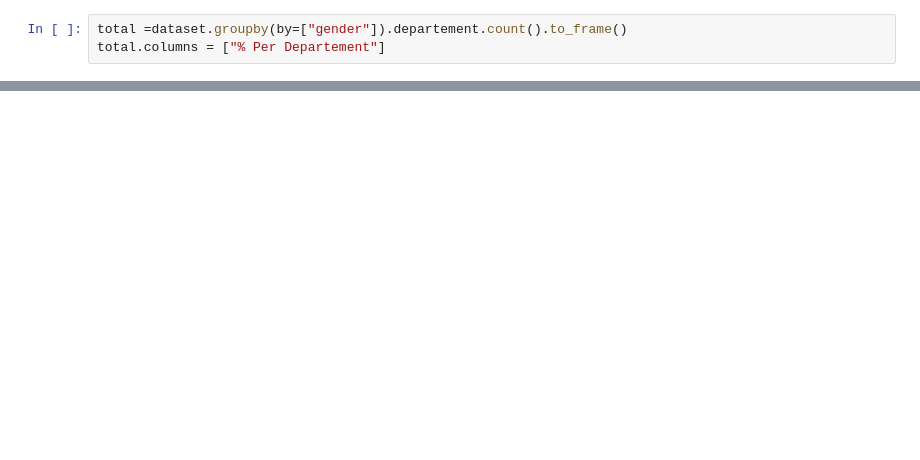
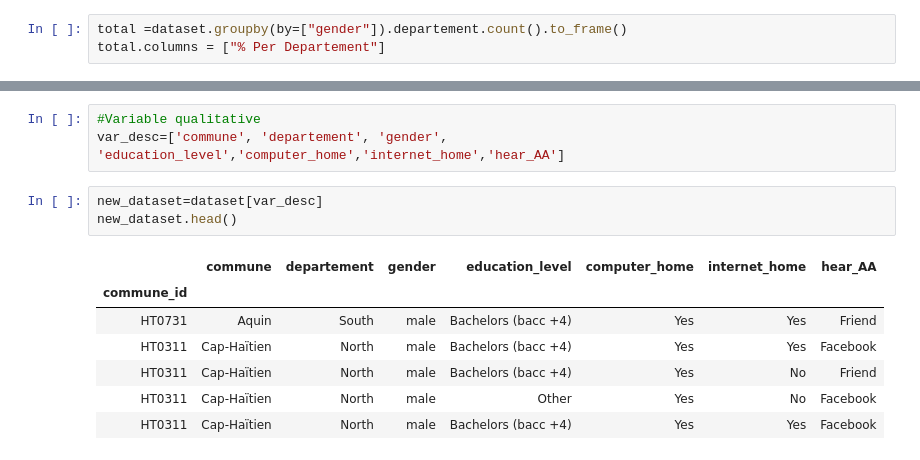
Before and after one commit to Ldave01/Data-Processing-Project, a Jupyter notebook: data_processing.ipynb, the cells around one changed output, grey strips where cells are left out. Cells and saved outputs as stored; diff of their text form; blank space fills up the shorter version.

```diff
--- a/data_processing.ipynb
+++ b/data_processing.ipynb
@@ -301,0 +387,14 @@ total.columns = ["% Per Departement"]
+# %%
+#Variable qualitative
+var_desc=['commune', 'departement', 'gender', 'education_level','computer_home','internet_home','hear_AA']
+# %%
+new_dataset=dataset[var_desc]
+new_dataset.head()
+# %% [output]
+|  | commune | departement | gender | education_level | computer_home | internet_home | hear_AA |
+| commune_id |  |  |  |  |  |  |  |
+| HT0731 | Aquin | South | male | Bachelors (bacc +4) | Yes | Yes | Friend |
+| HT0311 | Cap-Haïtien | North | male | Bachelors (bacc +4) | Yes | Yes | Facebook |
+| HT0311 | Cap-Haïtien | North | male | Bachelors (bacc +4) | Yes | No | Friend |
+| HT0311 | Cap-Haïtien | North | male | Other | Yes | No | Facebook |
+| HT0311 | Cap-Haïtien | North | male | Bachelors (bacc +4) | Yes | Yes | Facebook |
```
Also changed, not shown: parts of 34 cells of this notebook.
